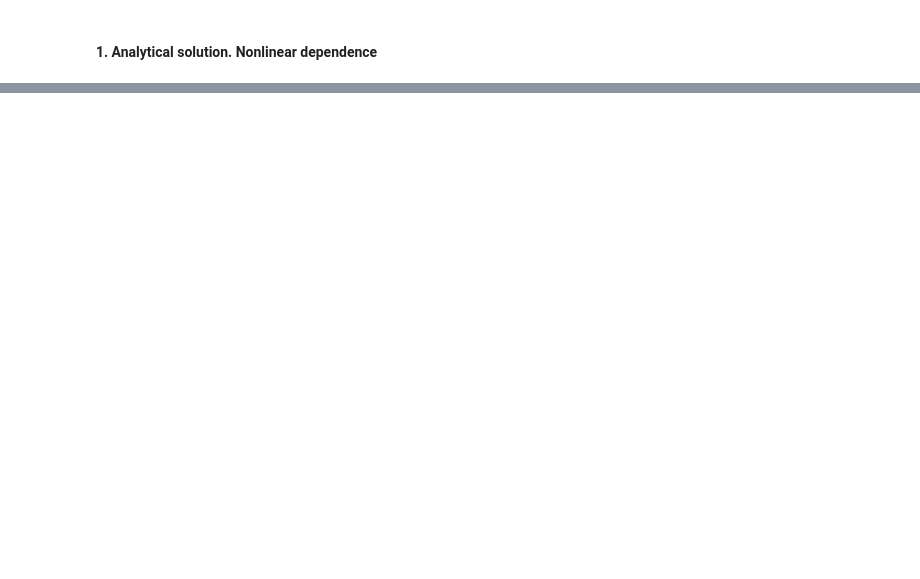
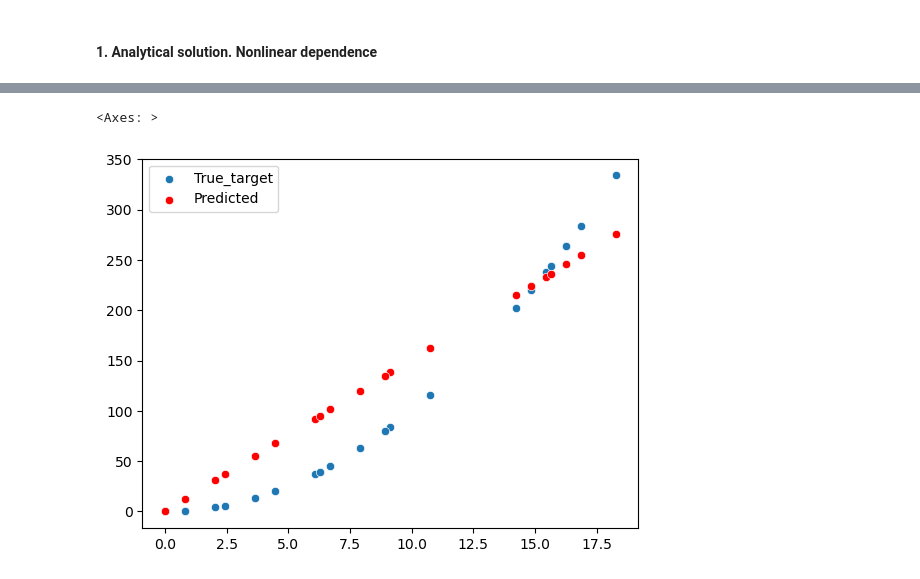
Before and after one commit to StoryTeller72/Classical-ML-algorithms, a Jupyter notebook: Regression/regression.ipynb, the cells around one changed output, grey strips where cells are left out. Drawn from its saved outputs; the diff is of its cells as text; code cells hidden in the pictures; blank space fills up the shorter version.

```diff
--- a/Regression/regression.ipynb
+++ b/Regression/regression.ipynb
@@ -71,0 +99,32 @@ Y = np.exp(X)
+# %%
+class LinearRegressionSGD:
+    def __init__(self, lr, epoch, bath, minLoss=None):
+        self.w = None
+        self.lr = lr
+        self.epochs = epoch
+        self.bath = bath
+        self.errorHistory = []
+        self.minLoss = minLoss
+
+    def loss(self, Y_pred, Y_true):
+        return np.sum((Y_pred - Y_true)**2) / Y_true.shape[0]
+
+    def SGD(self, X, Y):
+        self.w = np.ones(X.shape[1])
+        self.amnt_bathes = len(X) // self.bath
+        for epoch in range(self.epochs):
+            cur_loss = 0
+            for i in range(len(X)//self.amnt_bathes):
+                bath_X, bath_Y = X[i:i + self.bath, :], Y[i:i+self.bath]
+                grad = 2 / self.bath * bath_X.T @ (self.w@bath_X.T - bath_Y)
+                self.w -= self.lr * grad
+                cur_loss += self.loss(self.w @ bath_X.T, bath_Y)
+            epochLoss = cur_loss / self.amnt_bathes
+            self.errorHistory.append(epochLoss)
+            if self.minLoss and epochLoss <= self.minLoss:
+                break
+
+    def makePrediction(self, X):
+        return self.w @ X.T
+# %%
+sgdRegressor = LinearRegressionSGD(0.001, 10, 5)
@@ -71,0 +133,2 @@ Y = np.exp(X)
+# %%
+Y_pred = sgdRegressor.makePrediction(X_test)
@@ -71,0 +139,6 @@ Y = np.exp(X)
+# %%
+sns.scatterplot(x=X_test[:,1], y=Y_test, label='True_target')
+sns.scatterplot(x=X_test[:,1], y=Y_pred, color='red', label='Predicted')
+# %% [output]
+<Axes: >
+[figure, added]
```
Also changed, not shown: parts of 13 cells of this notebook.
